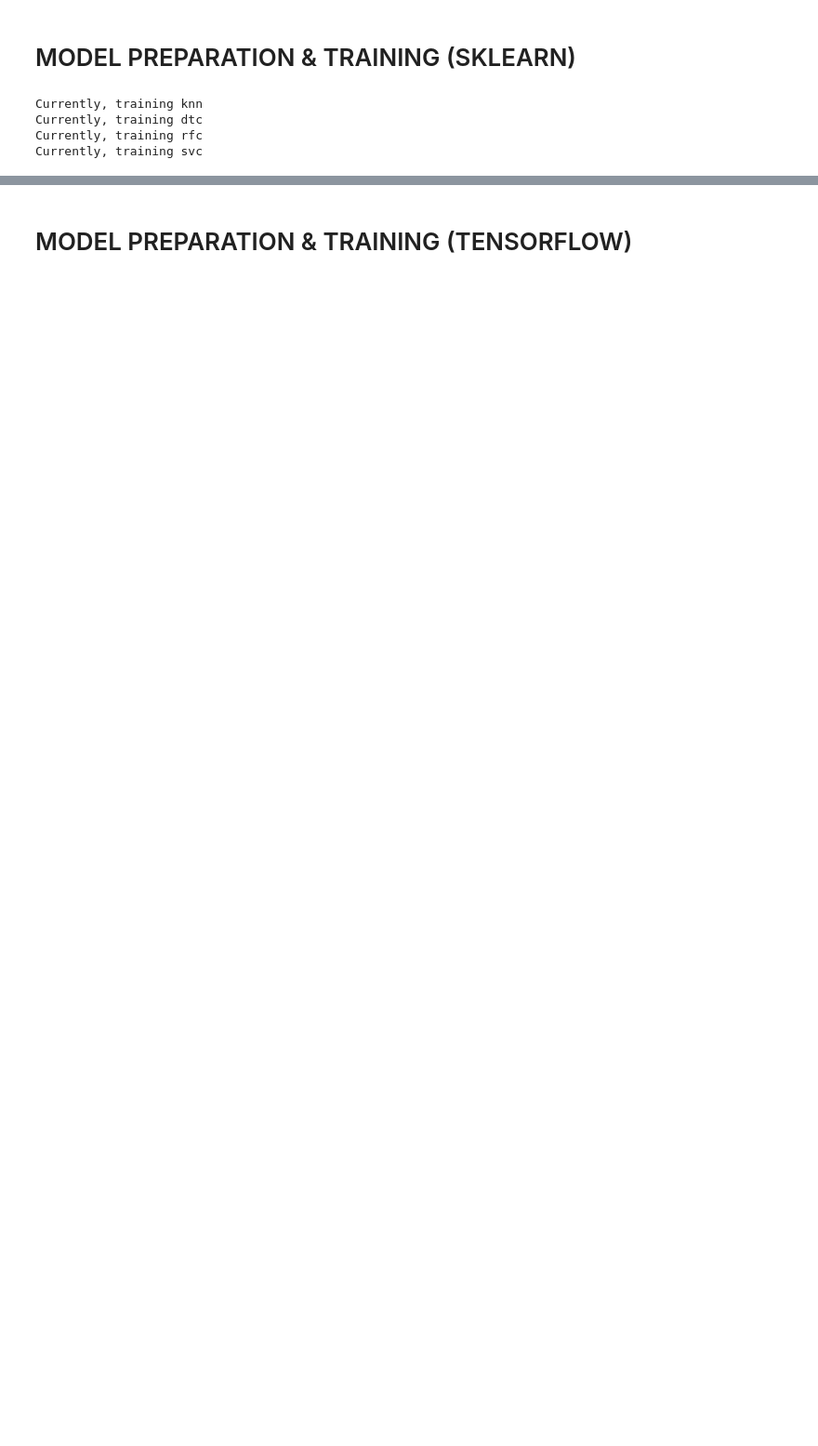
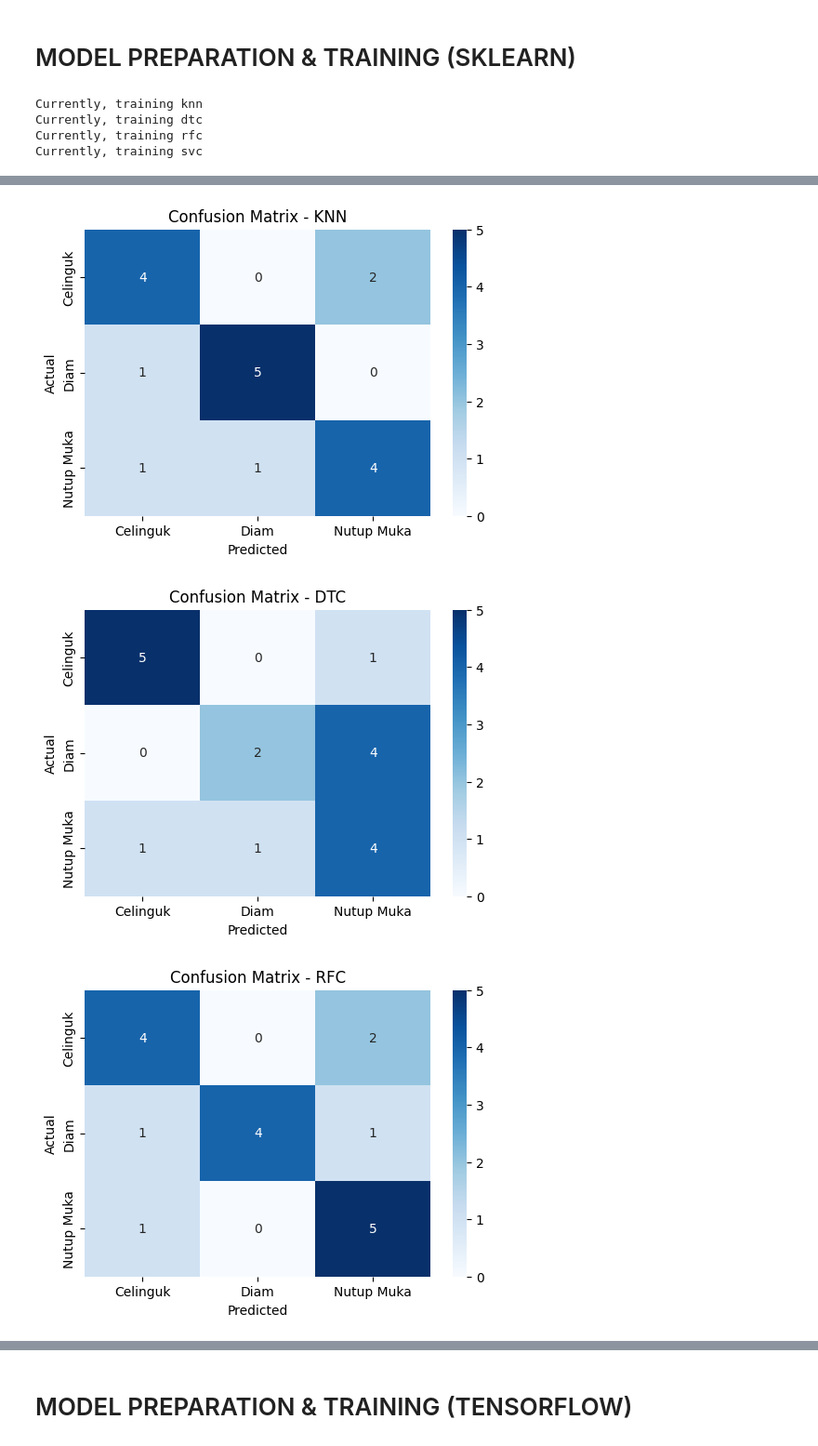
Before and after one commit to NawfalHadi/suspicious_detection_cctv, a Jupyter notebook: code/final/train.ipynb, the cells around one changed output, grey strips where cells are left out. Shown at 93% size. Saved outputs shown, nothing was run; the diff lists cells and outputs as text; code cells hidden in the pictures; blank space fills up the shorter version.

Commit message:
train model

```diff
--- a/code/final/train.ipynb
+++ b/code/final/train.ipynb
@@ -74,0 +82,3 @@ Tutup Muka : 2
+# %%
+class_mapping = {i: cls for i, cls in enumerate(encoder.classes_)}
+print(class_mapping)
@@ -122,3 +134,3 @@ svc : 0.9666666666666667
 # %%
 with open("model/best_sklearn_model.pkl", "wb") as f:
-    pickle.dump(fitted_models['rfc'], f) # <<<< SAVE BEST MODEL
+    pickle.dump(fitted_models['svc'], f) # <<<< SAVE BEST MODEL
@@ -163,0 +178,31 @@ for metric in all_metrics:
+# %%
+
+for name, model in fitted_models.items():
+    y_pred = model.predict(X_test)
+
+    y_pred_labels = [class_mapping[i] for i in y_pred]
+    y_test_labels = [class_mapping[i] for i in y_test]
+
+    cm = confusion_matrix(y_test_labels, y_pred_labels)
+
+    plt.figure(figsize=(6,4))
+
+
+    sns.heatmap(
+        cm,
+        annot=True,
+        fmt="d",
+        cmap="Blues",
+        xticklabels=list(class_mapping.values()),
+        yticklabels=list(class_mapping.values())
+    )
+
+
+    plt.title(f"Confusion Matrix - {name.upper()}")
+    plt.xlabel("Predicted")
+    plt.ylabel("Actual")
+    plt.show()
+# %% [output]
+[figure, added]
+[figure, added]
+[figure, added]
```
Also changed, not shown: parts of 22 cells of this notebook, 2 other files.
